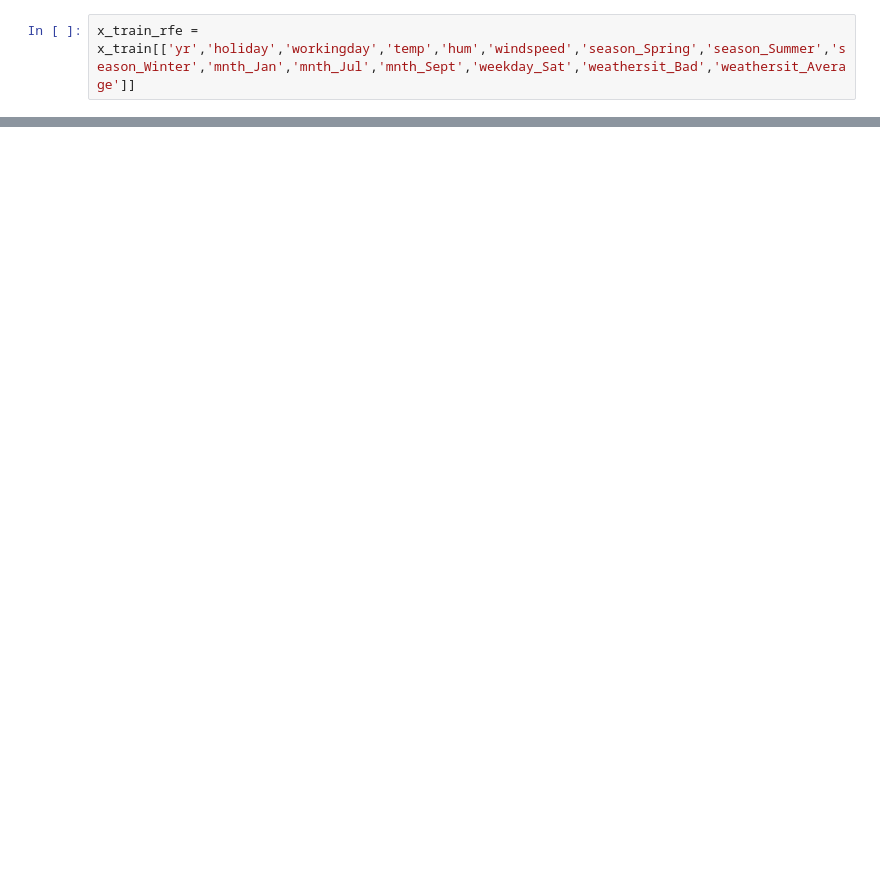
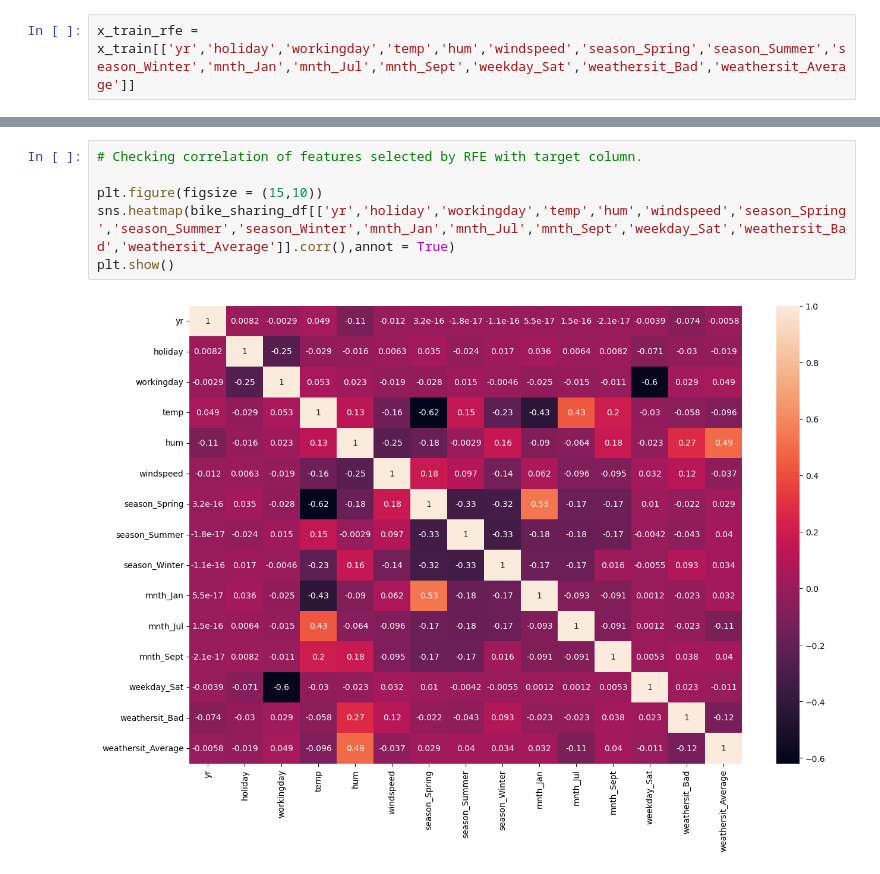
Before and after one commit to RJ-1111/linear_regression_bike_sharing_assignment, a Jupyter notebook: Linear Regression - Bike Sharing Assignment.ipynb, the cells around one changed output, grey strips where cells are left out. Saved outputs shown, nothing was run; the diff lists cells and outputs as text; blank space fills up the shorter version.

```diff
--- a/Linear Regression - Bike Sharing Assignment.ipynb
+++ b/Linear Regression - Bike Sharing Assignment.ipynb
@@ -514,0 +572,8 @@ ValueError: Pandas data cast to numpy dtype of object. Check input data with np.
+# %%
+# Checking correlation of features selected by RFE with target column.
+
+plt.figure(figsize = (15,10))
+sns.heatmap(bike_sharing_df[['yr','holiday','workingday','temp','hum','windspeed','season_Spring','season_Summer','season_Winter','mnth_Jan','mnth_Jul','mnth_Sept','weekday_Sat','weathersit_Bad','weathersit_Average']].corr(),annot = True)
+plt.show()
+# %% [output]
+[figure, added]
```
Also changed, not shown: parts of 42 cells of this notebook, 1 other file.
